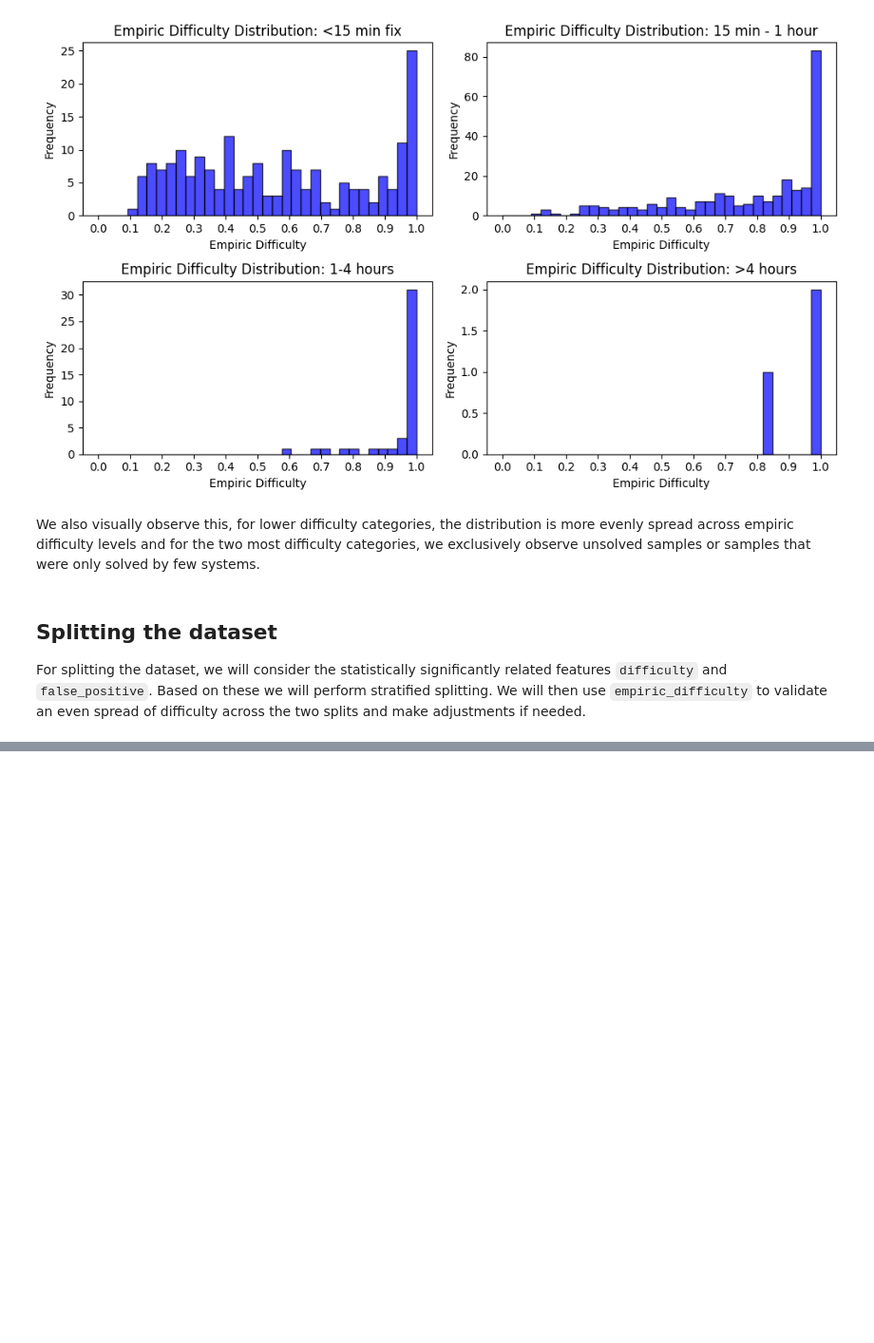
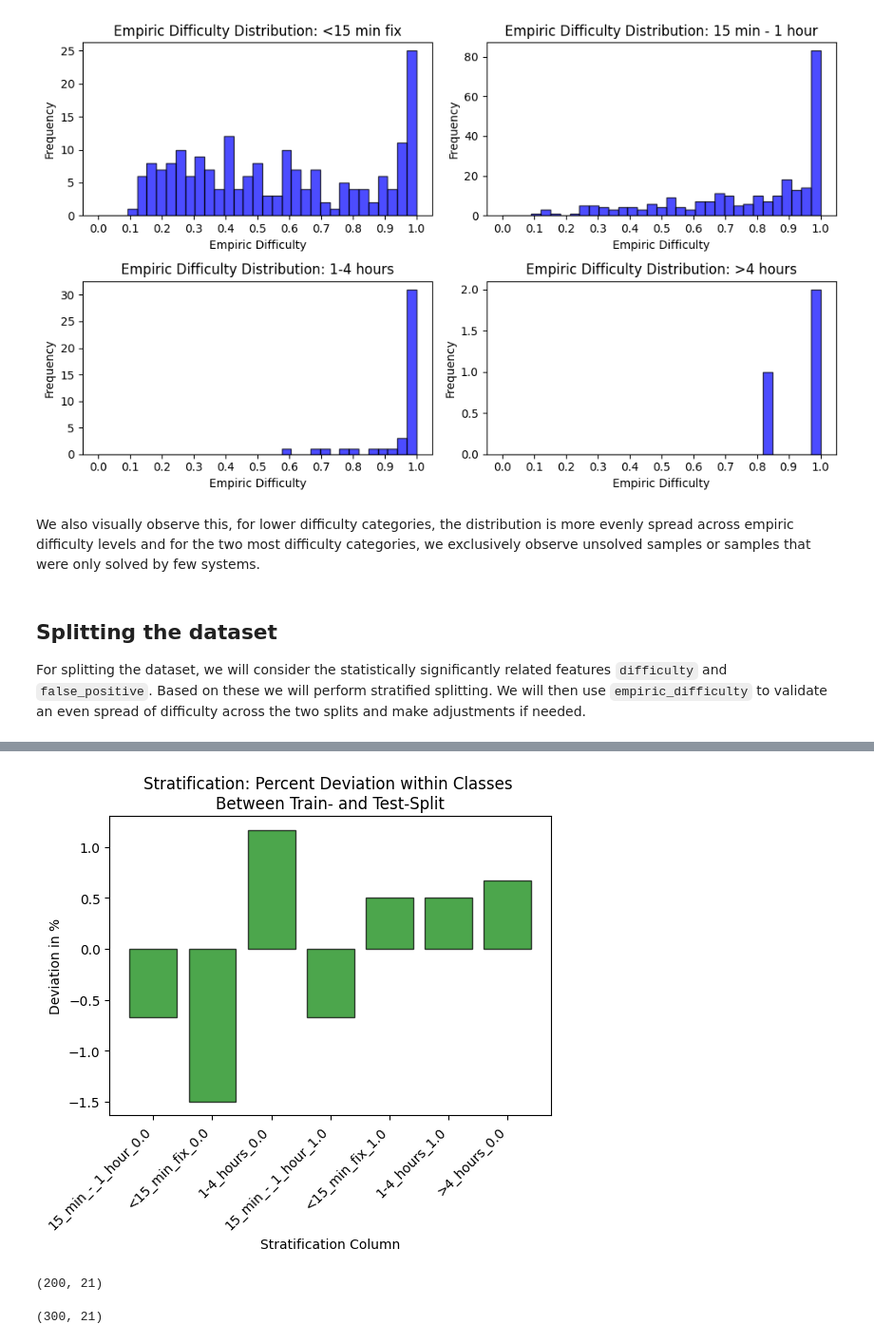
Before and after one commit to Liqs-v2/auto-code-rover, a Jupyter notebook: split_dataset.ipynb, the cells around one changed output, grey strips where cells are left out. Shown at 95% size. Saved outputs shown, nothing was run; the diff lists cells and outputs as text; code cells hidden in the pictures; blank space fills up the shorter version.

```diff
--- a/split_dataset.ipynb
+++ b/split_dataset.ipynb
@@ -409,0 +595,13 @@ train_df, test_df = train_test_split(swe_bench_verified, test_size=0.6, stratify
+# %%
+plt = build_stratification_class_deviation_plot(train_df, test_df)
+plt.savefig('report_resources/train_test_difficulty_deviation-after_correction.pdf')
+# %% [output]
+[figure, added]
+# %%
+train_df.shape
+# %% [output]
+(200, 21)
+# %%
+test_df.shape
+# %% [output]
+(300, 21)
```
Also changed, not shown: parts of 11 cells of this notebook, 6 other files.
